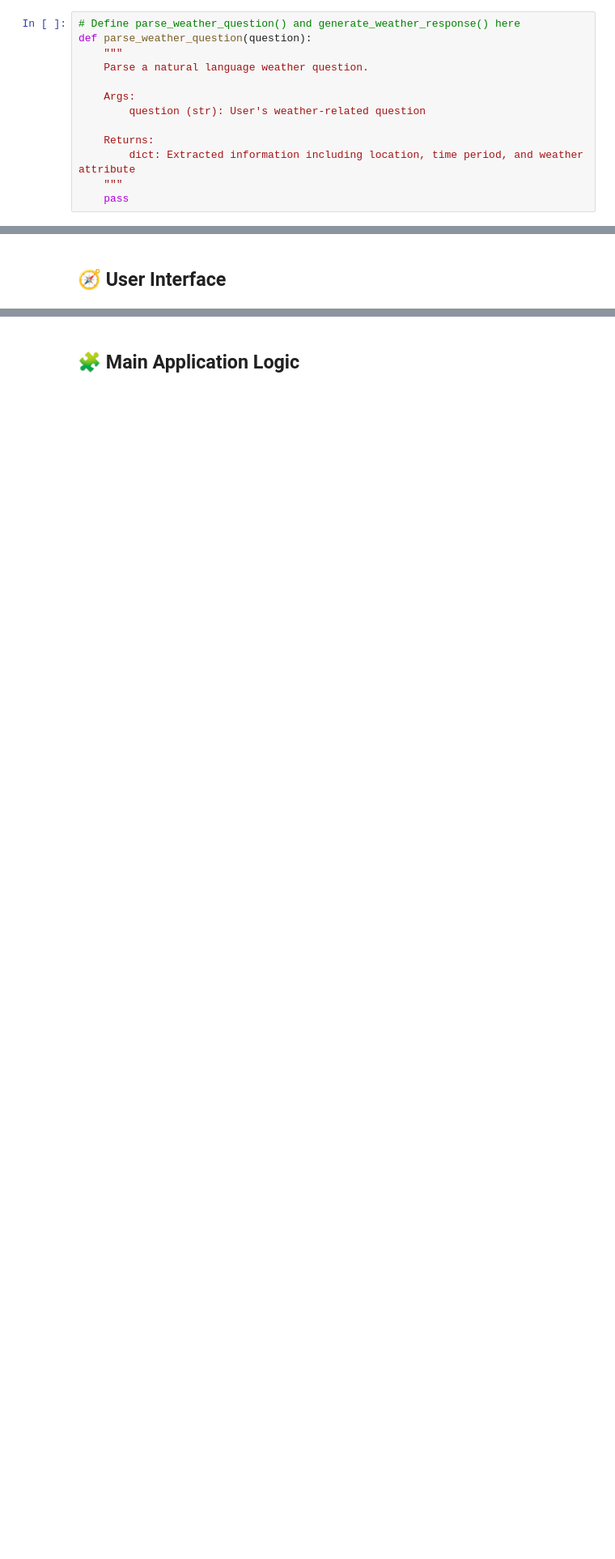
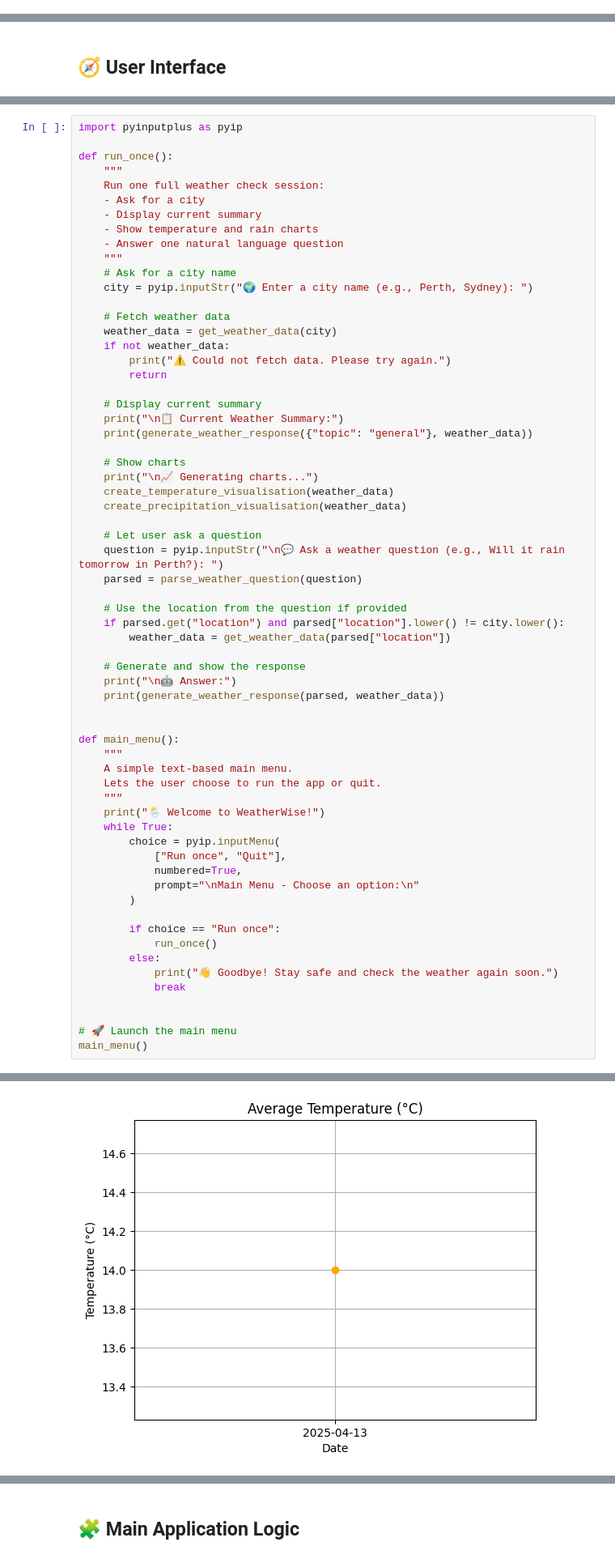
Before and after one commit to Sadiya-Afroz/23455777-Sadiya-Afroz, a Jupyter notebook: starter_notebook.ipynb, the cells around one changed output, grey strips where cells are left out. Shown at 81% size. Saved outputs shown, nothing was run; the diff lists cells and outputs as text; blank space fills up the shorter version.

```diff
--- a/starter_notebook.ipynb
+++ b/starter_notebook.ipynb
@@ -126,15 +226,2 @@ def create_precipitation_visualisation(weather_data, output_type='display'):
 # %% [markdown]
 ## 🤖 Natural Language Processing
-# %%
-# Define parse_weather_question() and generate_weather_response() here
-def parse_weather_question(question):
-    """
-    Parse a natural language weather question.
-
-    Args:
-        question (str): User's weather-related question
-
-    Returns:
-        dict: Extracted information including location, time period, and weather attribute
-    """
-    pass
@@ -144,0 +276,65 @@ def parse_weather_question(question):
+# %%
+import pyinputplus as pyip
+
+def run_once():
+    """
+    Run one full weather check session:
+    - Ask for a city
+    - Display current summary
+    - Show temperature and rain charts
+    - Answer one natural language question
+    """
+    # Ask for a city name
+    city = pyip.inputStr("🌍 Enter a city name (e.g., Perth, Sydney): ")
+
+    # Fetch weather data
+    weather_data = get_weather_data(city)
+    if not weather_data:
+        print("⚠️ Could not fetch data. Please try again.")
+        return
+
+    # Display current summary
+    print("\n📋 Current Weather Summary:")
+    print(generate_weather_response({"topic": "general"}, weather_data))
+
+    # Show charts
+    print("\n📈 Generating charts...")
+    create_temperature_visualisation(weather_data)
+    create_precipitation_visualisation(weather_data)
+
+    # Let user ask a question
+    question = pyip.inputStr("\n💬 Ask a weather question (e.g., Will it rain tomorrow in Perth?): ")
+    parsed = parse_weather_question(question)
+
+    # Use the location from the question if provided
+    if parsed.get("location") and parsed["location"].lower() != city.lower():
+        weather_data = get_weather_data(parsed["location"])
+
+    # Generate and show the response
+    print("\n🤖 Answer:")
+    print(generate_weather_response(parsed, weather_data))
+
+
+def main_menu():
+    """
+    A simple text-based main menu.
+    Lets the user choose to run the app or quit.
+    """
+    print("🌦️ Welcome to WeatherWise!")
+    while True:
+        choice = pyip.inputMenu(
+            ["Run once", "Quit"],
+            numbered=True,
+            prompt="\nMain Menu - Choose an option:\n"
+        )
+
+        if choice == "Run once":
+            run_once()
+        else:
+            print("👋 Goodbye! Stay safe and check the weather again soon.")
+            break
+
+
+# 🚀 Launch the main menu
+main_menu()
+# %% [output]
@@ -144,0 +353 @@ def parse_weather_question(question):
+[figure, added]
```
Also changed, not shown: parts of 11 cells of this notebook.
